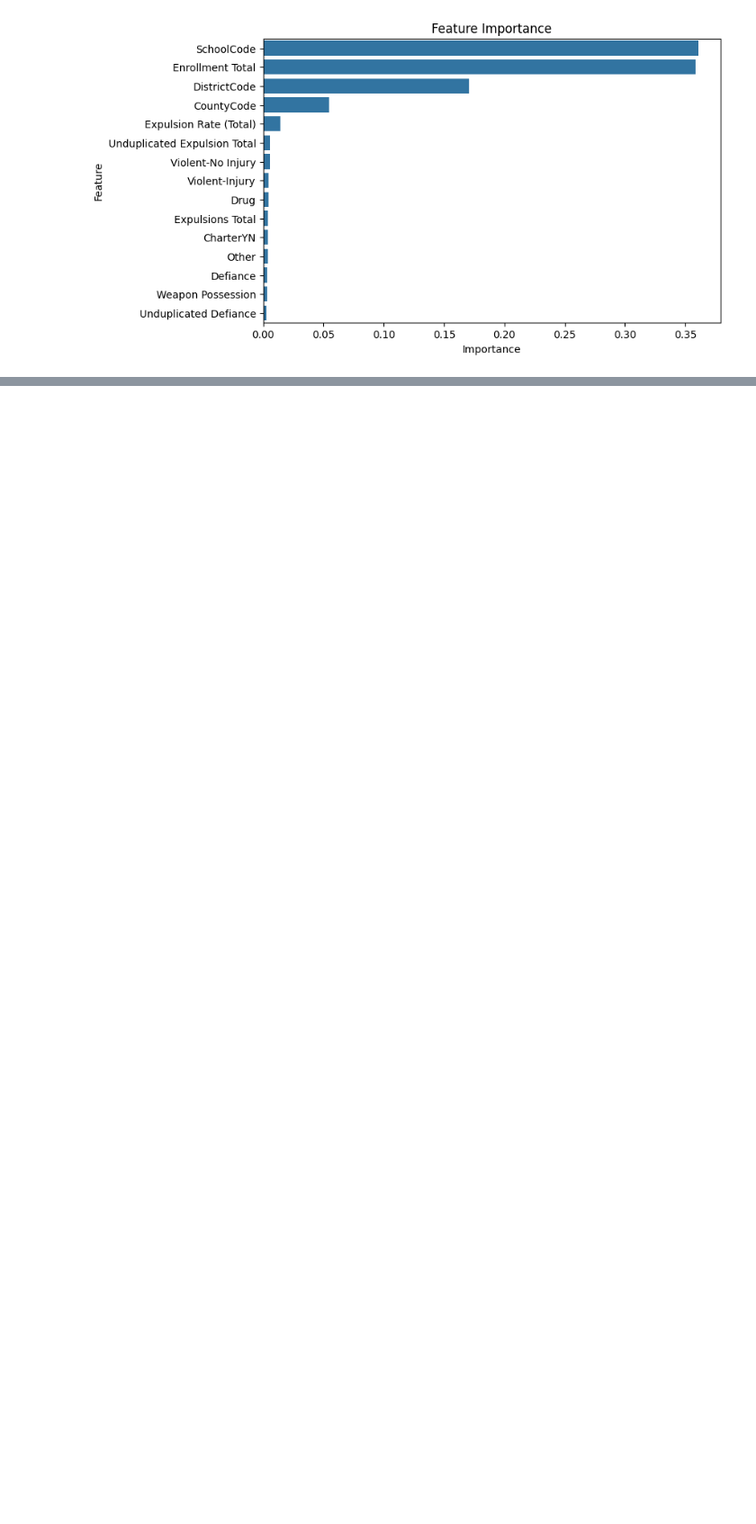
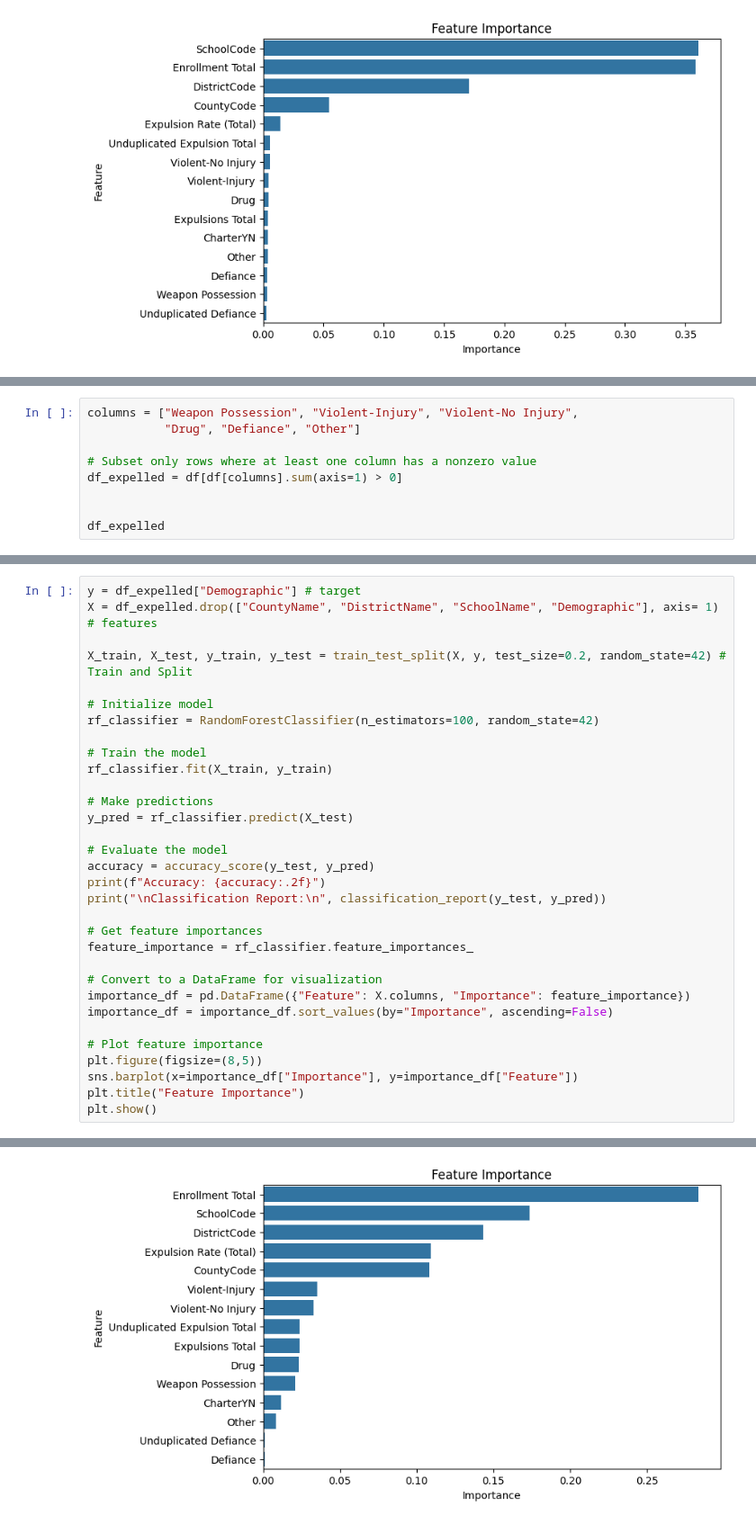
Before and after one commit to EmilioD19/student-success, a Jupyter notebook: Student Success Classification.ipynb, the cells around one changed output, grey strips where cells are left out. Shown at 90% size. Cells and saved outputs as stored; diff of their text form; blank space fills up the shorter version.

```diff
--- a/Student Success Classification.ipynb
+++ b/Student Success Classification.ipynb
@@ -365,0 +454,9 @@ English Learners       0.12      0.11      0.12      2011
+# %%
+columns = ["Weapon Possession", "Violent-Injury", "Violent-No Injury",
+           "Drug", "Defiance", "Other"]
+
+# Subset only rows where at least one column has a nonzero value
+df_expelled = df[df[columns].sum(axis=1) > 0]
+
+
+df_expelled
@@ -365,0 +465,33 @@ English Learners       0.12      0.11      0.12      2011
+# %%
+y = df_expelled["Demographic"] # target
+X = df_expelled.drop(["CountyName", "DistrictName", "SchoolName", "Demographic"], axis= 1) # features
+
+X_train, X_test, y_train, y_test = train_test_split(X, y, test_size=0.2, random_state=42) # Train and Split
+
+# Initialize model
+rf_classifier = RandomForestClassifier(n_estimators=100, random_state=42)
+
+# Train the model
+rf_classifier.fit(X_train, y_train)
+
+# Make predictions
+y_pred = rf_classifier.predict(X_test)
+
+# Evaluate the model
+accuracy = accuracy_score(y_test, y_pred)
+print(f"Accuracy: {accuracy:.2f}")
+print("\nClassification Report:\n", classification_report(y_test, y_pred))
+
+# Get feature importances
+feature_importance = rf_classifier.feature_importances_
+
+# Convert to a DataFrame for visualization
+importance_df = pd.DataFrame({"Feature": X.columns, "Importance": feature_importance})
+importance_df = importance_df.sort_values(by="Importance", ascending=False)
+
+# Plot feature importance
+plt.figure(figsize=(8,5))
+sns.barplot(x=importance_df["Importance"], y=importance_df["Feature"])
+plt.title("Feature Importance")
+plt.show()
+# %% [output]
@@ -365,0 +515 @@ English Learners       0.12      0.11      0.12      2011
+[figure, added]
```
Also changed, not shown: parts of 14 cells of this notebook.
